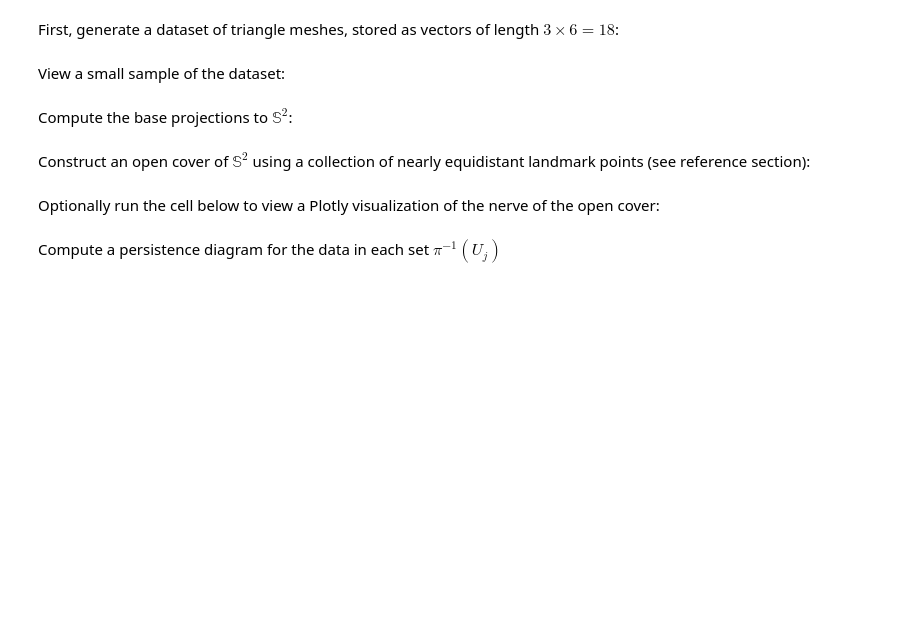
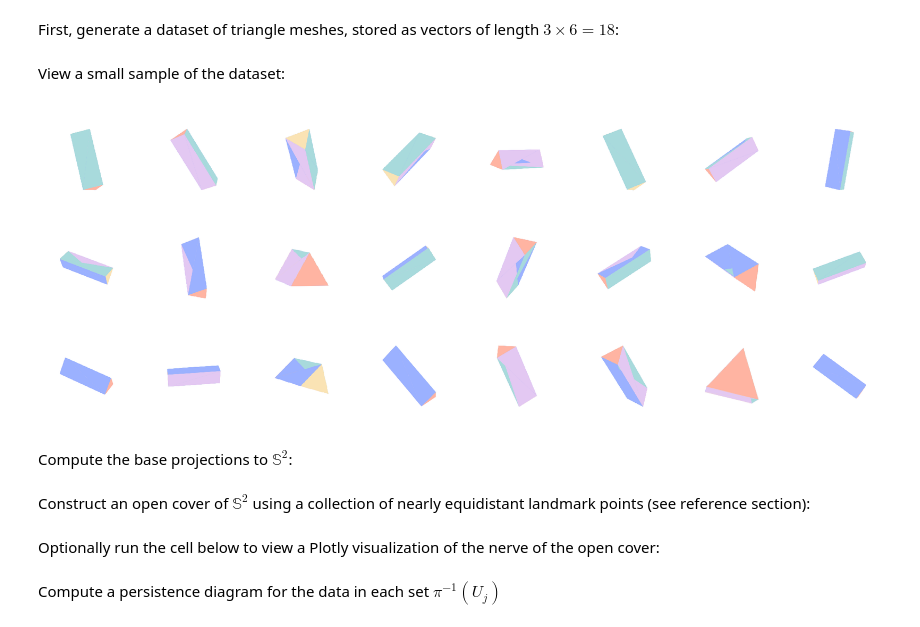
Before and after one commit to bradturow/Circle_Bundles, a Jupyter notebook: notebooks/demos/triangle_meshes.ipynb, the cells around one changed output. Saved outputs shown, nothing was run; the diff lists cells and outputs as text; code cells hidden in the pictures; blank space fills up the shorter version.

```diff
--- a/notebooks/demos/triangle_meshes.ipynb
+++ b/notebooks/demos/triangle_meshes.ipynb
@@ -294,13 +642,15 @@ print(mesh.visual.vertex_colors)
 First, generate a dataset of triangle meshes, stored as vectors of length $3\times 6 = 18$:
 # %%
 #Create the template triangle mesh
-mesh = sy.make_star_pyramid(n_points = 5, height = 1)
+#mesh = cb.make_star_pyramid(n_points = 5, height = 1)
+mesh, face_groups = cb.make_tri_prism(height=5, radius=1)
 
 #Create a visualization function
-vis_mesh = sy.make_star_pyramid_visualizer(mesh)
+#vis_func = cb.make_star_pyramid_visualizer(mesh)
+vis_func = cb.make_tri_prism_visualizer(mesh, face_groups)
 # %%
 n_samples = 5000
 rng = np.random.default_rng(0)
-R = sy.sample_so3(n_samples, rng=rng)[0]
-
-data = sy.get_mesh_sample(mesh, R)
+#so3_data = cb.sample_so3(n_samples, rng=rng)[0]
+o3_data = sample_o3(n_samples, rng = rng)
+data = cb.get_mesh_sample(mesh, o3_data)
@@ -307,14 +660,16 @@ data = sy.get_mesh_sample(mesh, R)
 # %% [markdown]
 View a small sample of the dataset:
 # %%
-fig = vz.show_data_vis(
+fig = cb.show_data_vis(
     data,
-    vis_mesh,
-    max_samples=8,
+    vis_func,
+    max_samples=24,
     n_cols=8,
-    sampling_method="first",
+#    sampling_method="first",
     pad_frac=0.3)
 plt.show()
+# %% [output]
+[figure, added]
 # %% [markdown]
 Compute the base projections to $\mathbb{S}^{2}$:
 # %%
```
Also changed, not shown: parts of 12 cells of this notebook, 2 other files.
